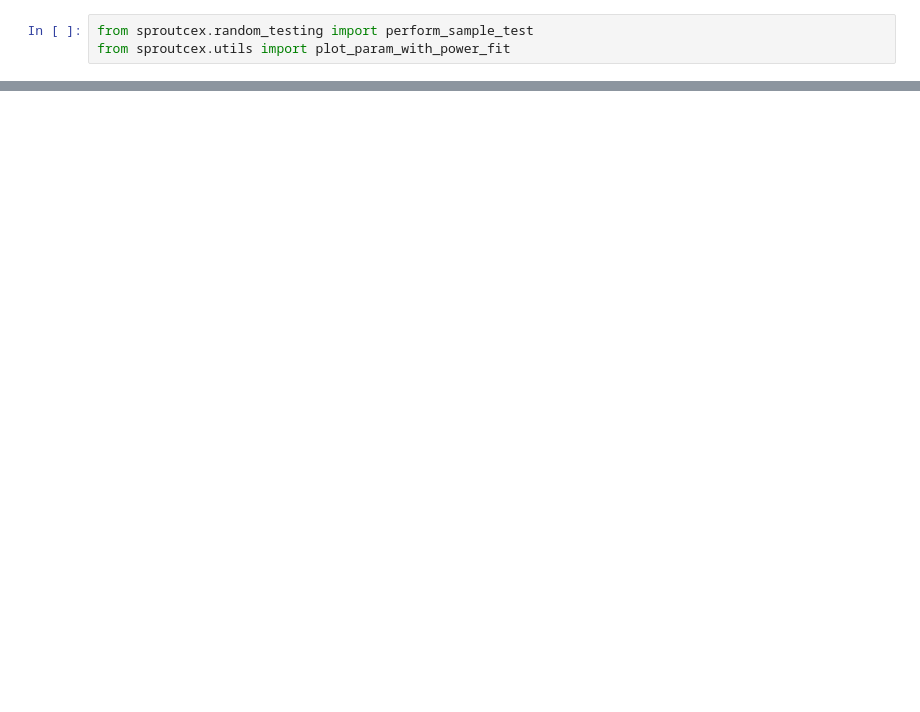
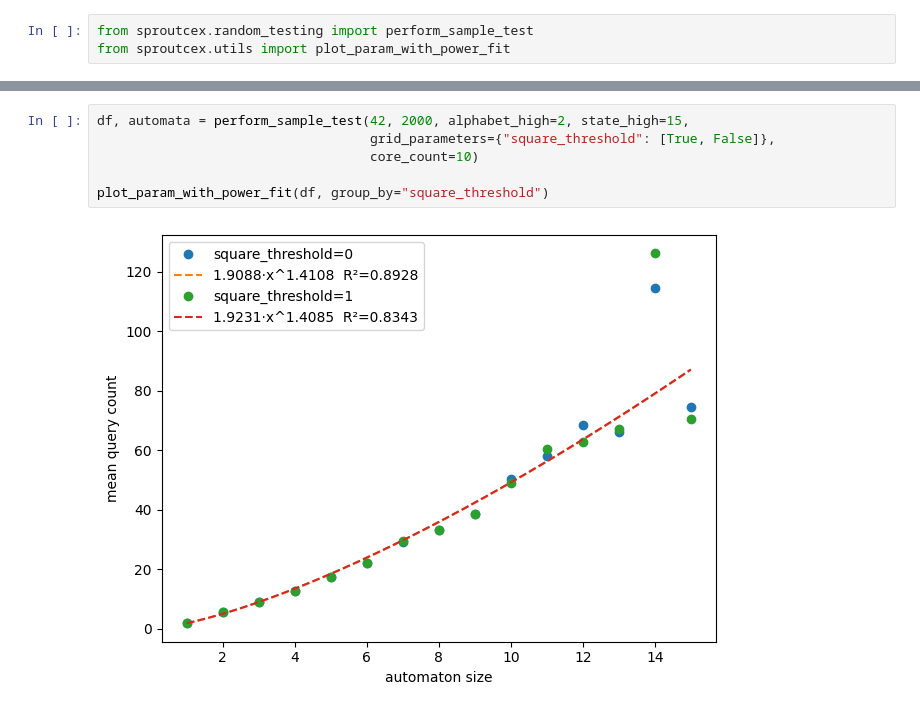
Before and after one commit to JanLohse/sproutcex, a Jupyter notebook: random_test_runner.ipynb, the cells around one changed output, grey strips where cells are left out. Saved outputs shown, nothing was run; the diff lists cells and outputs as text; blank space fills up the shorter version.

```diff
--- a/random_test_runner.ipynb
+++ b/random_test_runner.ipynb
@@ -14,0 +67,8 @@ plot_param_with_power_fit(df, criterium="max", monotonic=True)
+# %%
+df, automata = perform_sample_test(42, 2000, alphabet_high=2, state_high=15,
+                                   grid_parameters={"square_threshold": [True, False]},
+                                   core_count=10)
+
+plot_param_with_power_fit(df, group_by="square_threshold")
+# %% [output]
+[figure, added]
```
Also changed, not shown: parts of 10 cells of this notebook, 6 other files.
